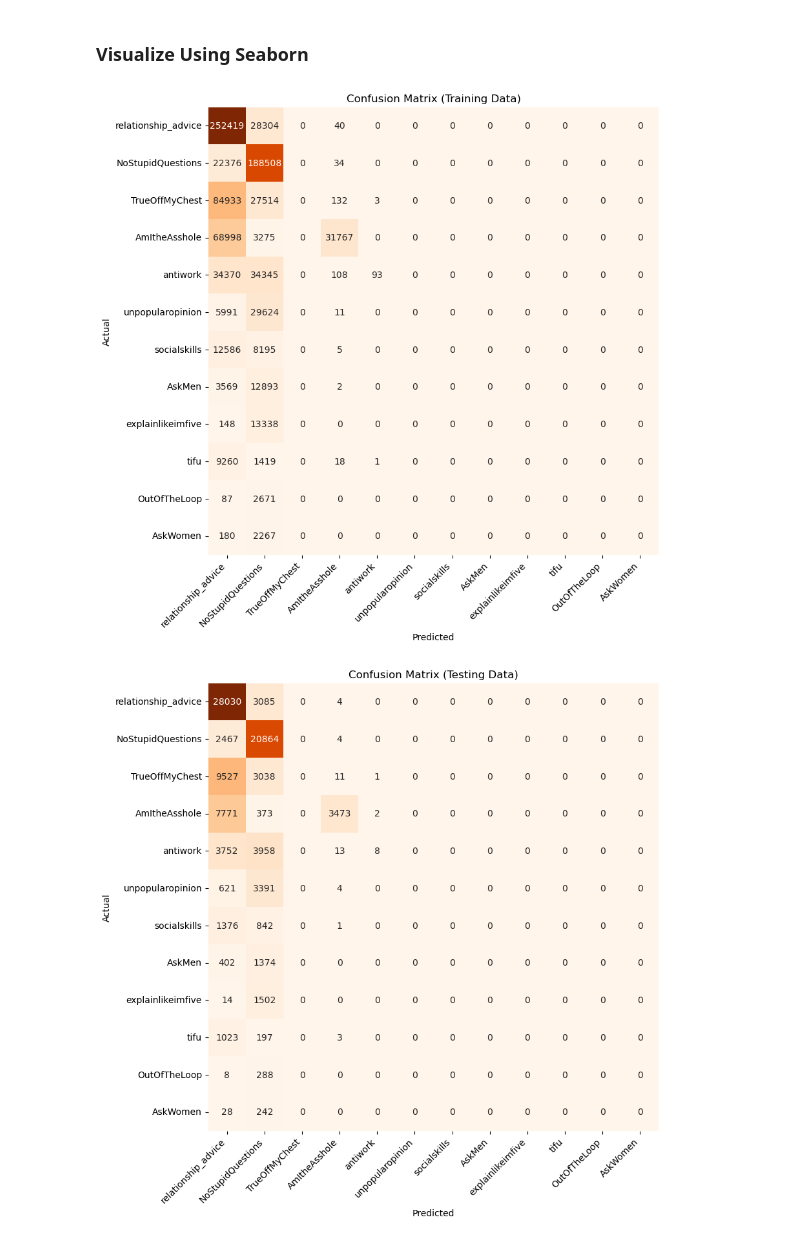
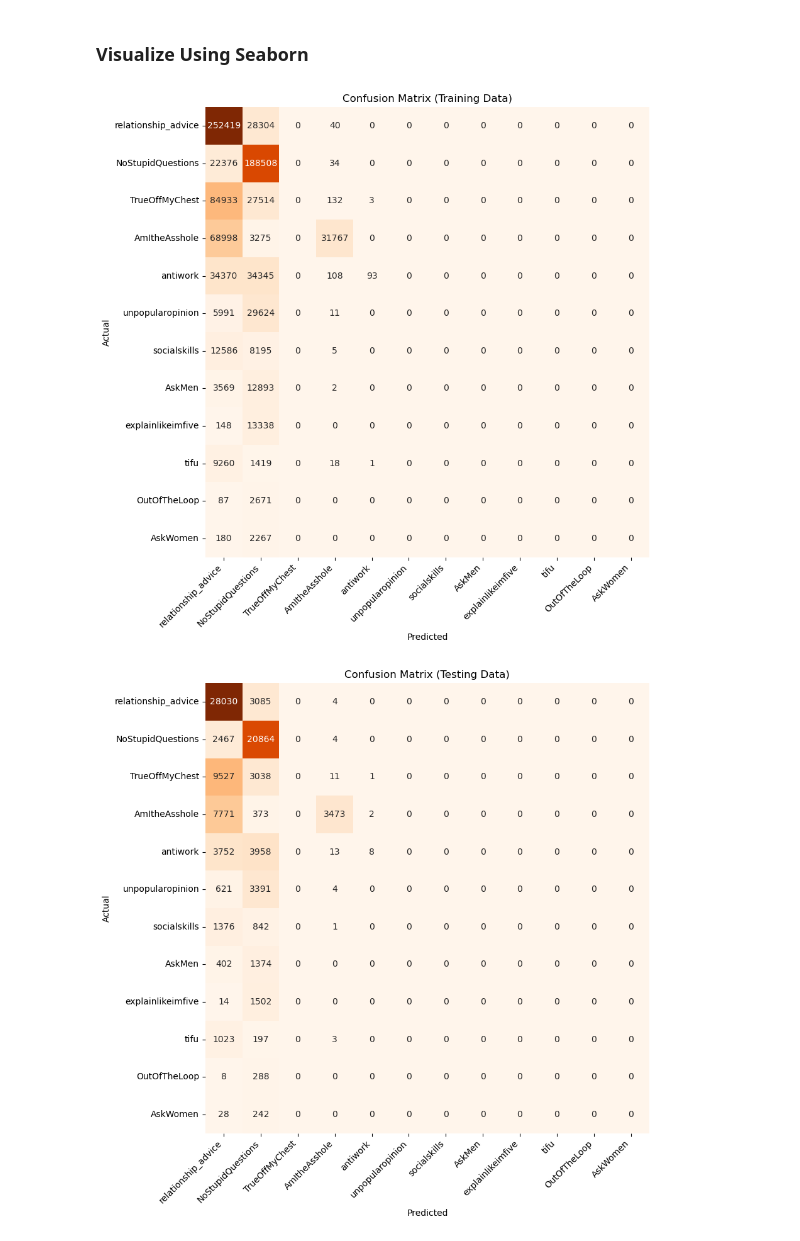
Before and after one commit to gu-dsan6000/fall-2023-reddit-project-team-17, a Jupyter notebook: code/project-ml/project-ml-predicting-subreddits-vis.ipynb, the cells around one changed output. Cells and saved outputs as stored; diff of their text form; code cells hidden in the pictures.

```diff
--- a/code/project-ml/project-ml-predicting-subreddits-vis.ipynb
+++ b/code/project-ml/project-ml-predicting-subreddits-vis.ipynb
@@ -16,14 +16,15 @@ cm_test = pd.read_csv('../../data/ml-data/matt-submissions-cv-test-cm.csv')
 # %%
 plt.figure(figsize = (9, 9))
 sns.heatmap(cm_train.to_numpy(), annot = True, fmt = 'd', cmap = 'Oranges', cbar = False,
             xticklabels = cm_train.columns,
             yticklabels = cm_train.columns)
 plt.xlabel('Predicted'); plt.ylabel('Actual'); plt.title('Confusion Matrix (Training Data)');
 plt.xticks(rotation = 45, ha = 'right')
+plt.tight_layout()
 plt.savefig('../../website-source/img/ml-plots/random-forest-cv-train-cm.png')
 plt.show()
 # %% [output]
-[figure, old version]
+[figure, new version]
 # %%
 plt.figure(figsize = (9, 9))
 sns.heatmap(cm_test.to_numpy(), annot = True, fmt = 'd', cmap = 'Oranges', cbar = False,
```
Also changed, not shown: parts of 1 cell of this notebook, 2 other files.
